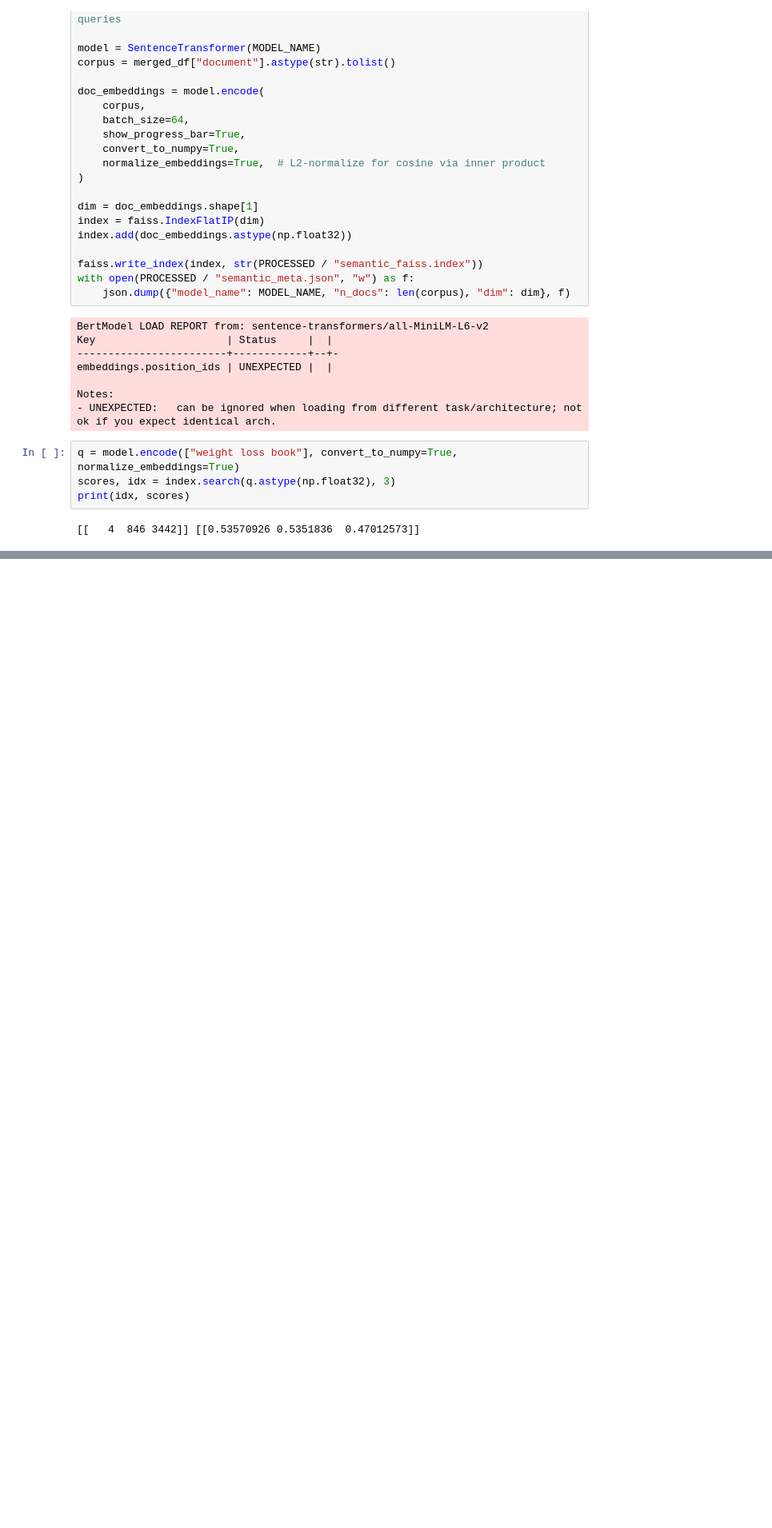
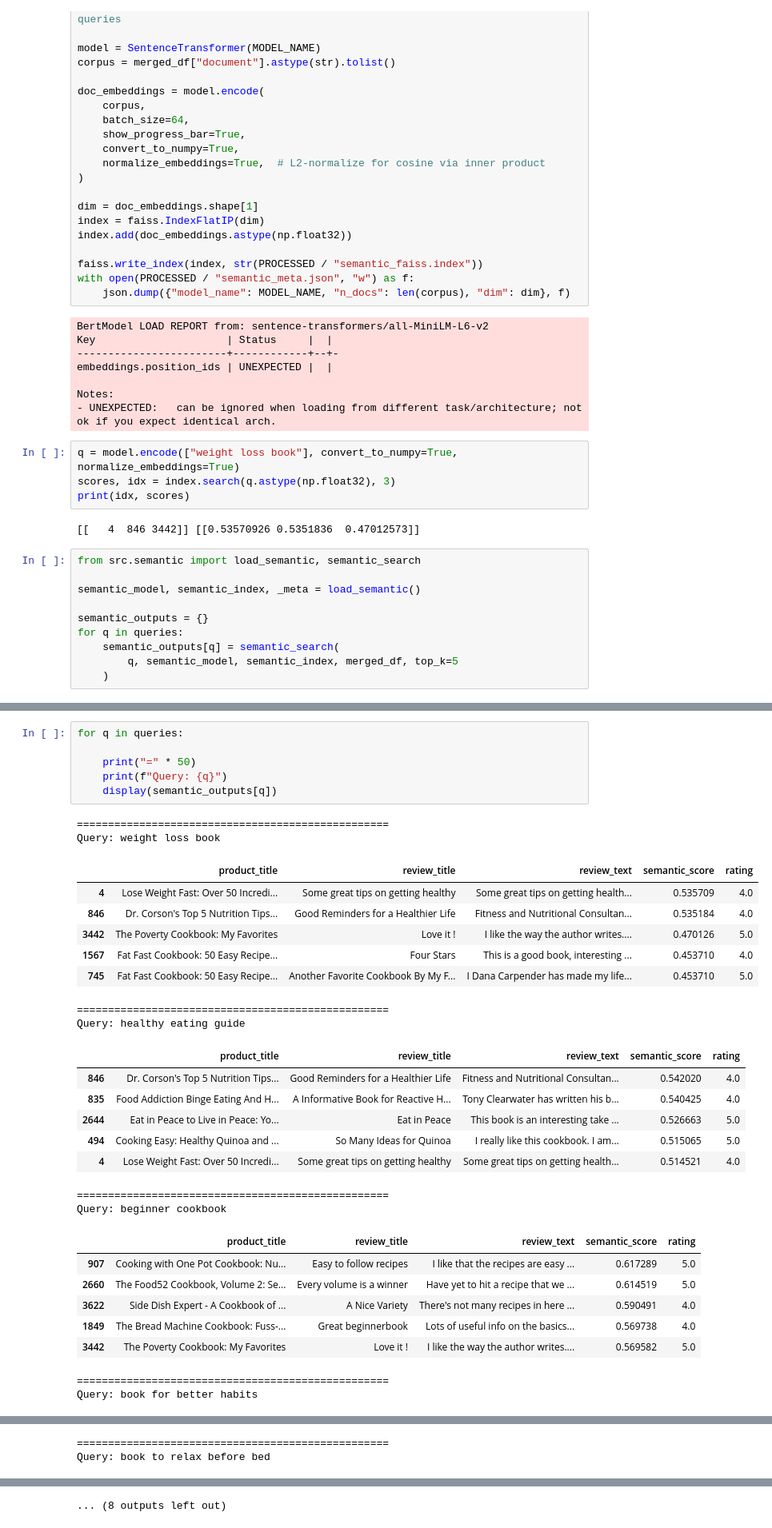
Before and after one commit to UBC-MDS/DSCI_575_project_artazyan_eduard08, a Jupyter notebook: notebooks/milestone1_exploration.ipynb, the cells around one changed output, grey strips where cells are left out. Shown at 80% size. Drawn from its saved outputs; the diff is of its cells as text; blank space fills up the shorter version.

Commit message:
Search 10 semantic querries

```diff
--- a/notebooks/milestone1_exploration.ipynb
+++ b/notebooks/milestone1_exploration.ipynb
@@ -509,3 +509,13 @@ scores, idx = index.search(q.astype(np.float32), 3)
 print(idx, scores)
 # %% [output]
 [[   4  846 3442]] [[0.53570926 0.5351836  0.47012573]]
+# %%
+from src.semantic import load_semantic, semantic_search
+
+semantic_model, semantic_index, _meta = load_semantic()
+
+semantic_outputs = {}
+for q in queries:
+    semantic_outputs[q] = semantic_search(
+        q, semantic_model, semantic_index, merged_df, top_k=5
+    )
@@ -511,0 +530,33 @@ print(idx, scores)
+# %%
+for q in queries:
+
+    print("=" * 50)
+    print(f"Query: {q}")
+    display(semantic_outputs[q])
+# %% [output]
+==================================================
+Query: weight loss book
+|  | product_title | review_title | review_text | semantic_score | rating |
+| 4 | Lose Weight Fast: Over 50 Incredi... | Some great tips on getting healthy | Some great tips on getting health... | 0.535709 | 4.0 |
+| 846 | Dr. Corson's Top 5 Nutrition Tips... | Good Reminders for a Healthier Life | Fitness and Nutritional Consultan... | 0.535184 | 4.0 |
+| 3442 | The Poverty Cookbook: My Favorites | Love it ! | I like the way the author writes.... | 0.470126 | 5.0 |
+| 1567 | Fat Fast Cookbook: 50 Easy Recipe... | Four Stars | This is a good book, interesting ... | 0.453710 | 4.0 |
+| 745 | Fat Fast Cookbook: 50 Easy Recipe... | Another Favorite Cookbook By My F... | I Dana Carpender has made my life... | 0.453710 | 5.0 |
+==================================================
+Query: healthy eating guide
+|  | product_title | review_title | review_text | semantic_score | rating |
+| 846 | Dr. Corson's Top 5 Nutrition Tips... | Good Reminders for a Healthier Life | Fitness and Nutritional Consultan... | 0.542020 | 4.0 |
+| 835 | Food Addiction Binge Eating And H... | A Informative Book for Reactive H... | Tony Clearwater has written his b... | 0.540425 | 4.0 |
+| 2644 | Eat in Peace to Live in Peace: Yo... | Eat in Peace | This book is an interesting take ... | 0.526663 | 5.0 |
+| 494 | Cooking Easy: Healthy Quinoa and ... | So Many Ideas for Quinoa | I really like this cookbook. I am... | 0.515065 | 5.0 |
+| 4 | Lose Weight Fast: Over 50 Incredi... | Some great tips on getting healthy | Some great tips on getting health... | 0.514521 | 4.0 |
+==================================================
+Query: beginner cookbook
+|  | product_title | review_title | review_text | semantic_score | rating |
+| 907 | Cooking with One Pot Cookbook: Nu... | Easy to follow recipes | I like that the recipes are easy ... | 0.617289 | 5.0 |
+| 2660 | The Food52 Cookbook, Volume 2: Se... | Every volume is a winner | Have yet to hit a recipe that we ... | 0.614519 | 5.0 |
+| 3622 | Side Dish Expert - A Cookbook of ... | A Nice Variety | There's not many recipes in here ... | 0.590491 | 4.0 |
+| 1849 | The Bread Machine Cookbook: Fuss-... | Great beginnerbook | Lots of useful info on the basics... | 0.569738 | 4.0 |
+| 3442 | The Poverty Cookbook: My Favorites | Love it ! | I like the way the author writes.... | 0.569582 | 5.0 |
+==================================================
+Query: book for better habits
@@ -511,0 +569,2 @@ print(idx, scores)
+==================================================
+Query: book to relax before bed
@@ -511,0 +585 @@ print(idx, scores)
+... (8 outputs left out)
```
Also changed, not shown: parts of 2 cells of this notebook, 1 other file.
